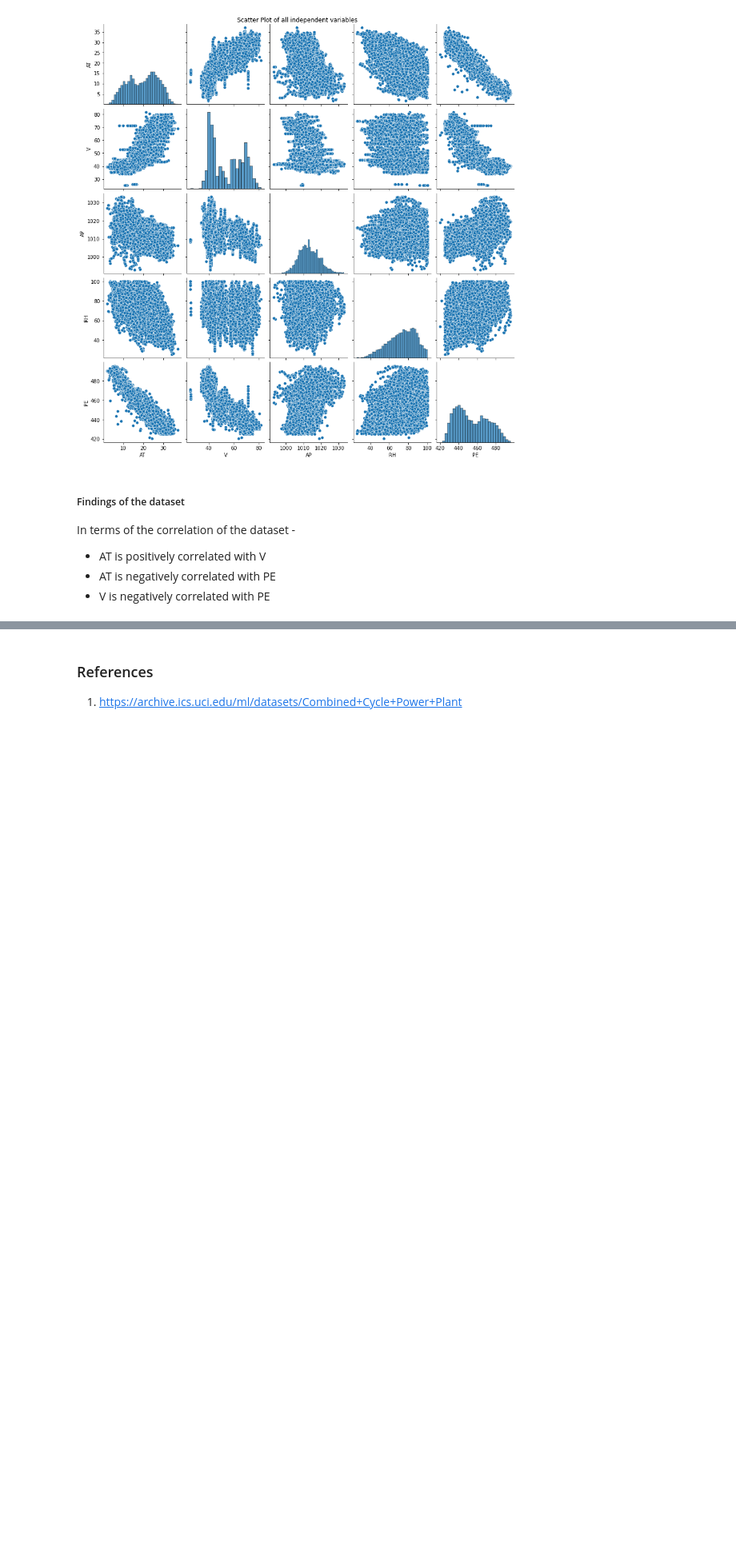
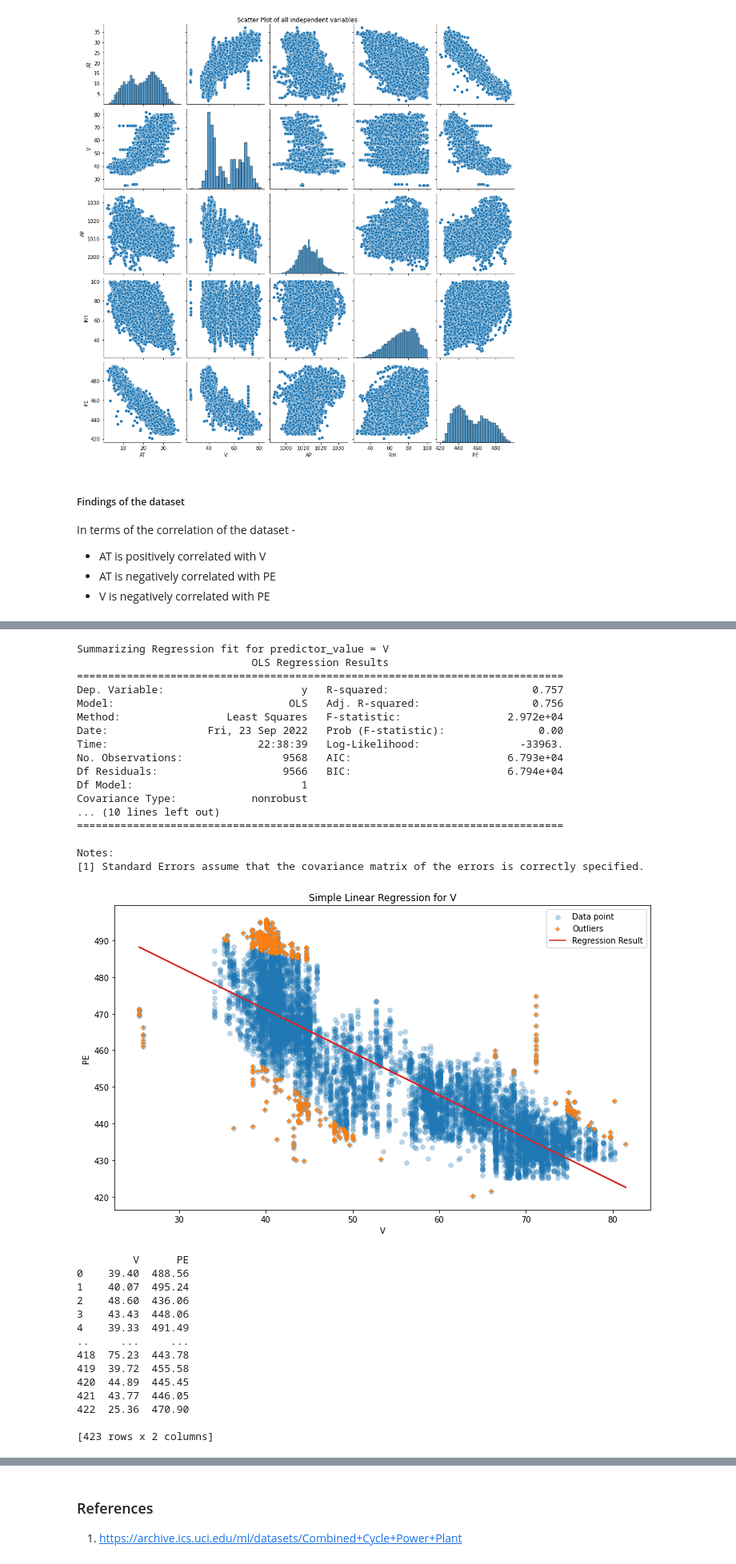
Before and after one commit to meet-2719/DSCI552-MLDS, a Jupyter notebook: hw2/notebook/Bhardwaj_Ruchit_HW2.ipynb, the cells around one changed output, grey strips where cells are left out. Shown at 80% size. Saved outputs shown, nothing was run; the diff lists cells and outputs as text; code cells hidden in the pictures; blank space fills up the shorter version.

```diff
--- a/hw2/notebook/Bhardwaj_Ruchit_HW2.ipynb
+++ b/hw2/notebook/Bhardwaj_Ruchit_HW2.ipynb
@@ -109,0 +220,41 @@ In terms of the correlation of the dataset -
+# %%
+outlier_V = fit_model_and_summarize("V")
+temp = outlier_V.T
+temp.columns = ["V", "PE"]
+if outlier_V.empty:
+    print("No outliers present!")
+else:
+    print(temp)
+# %% [output]
+Summarizing Regression fit for predictor_value = V
+                            OLS Regression Results
+==============================================================================
+Dep. Variable:                      y   R-squared:                       0.757
+Model:                            OLS   Adj. R-squared:                  0.756
+Method:                 Least Squares   F-statistic:                 2.972e+04
+Date:                Fri, 23 Sep 2022   Prob (F-statistic):               0.00
+Time:                        22:38:39   Log-Likelihood:                -33963.
+No. Observations:                9568   AIC:                         6.793e+04
+Df Residuals:                    9566   BIC:                         6.794e+04
+Df Model:                           1
+Covariance Type:            nonrobust
+... (10 lines left out)
+==============================================================================
+
+Notes:
+[1] Standard Errors assume that the covariance matrix of the errors is correctly specified.
+[figure, added]
+         V      PE
+0    39.40  488.56
+1    40.07  495.24
+2    48.60  436.06
+3    43.43  448.06
+4    39.33  491.49
+..     ...     ...
+418  75.23  443.78
+419  39.72  455.58
+420  44.89  445.45
+421  43.77  446.05
+422  25.36  470.90
+
+[423 rows x 2 columns]
```
Also changed, not shown: parts of 46 cells of this notebook, 8 other files.
